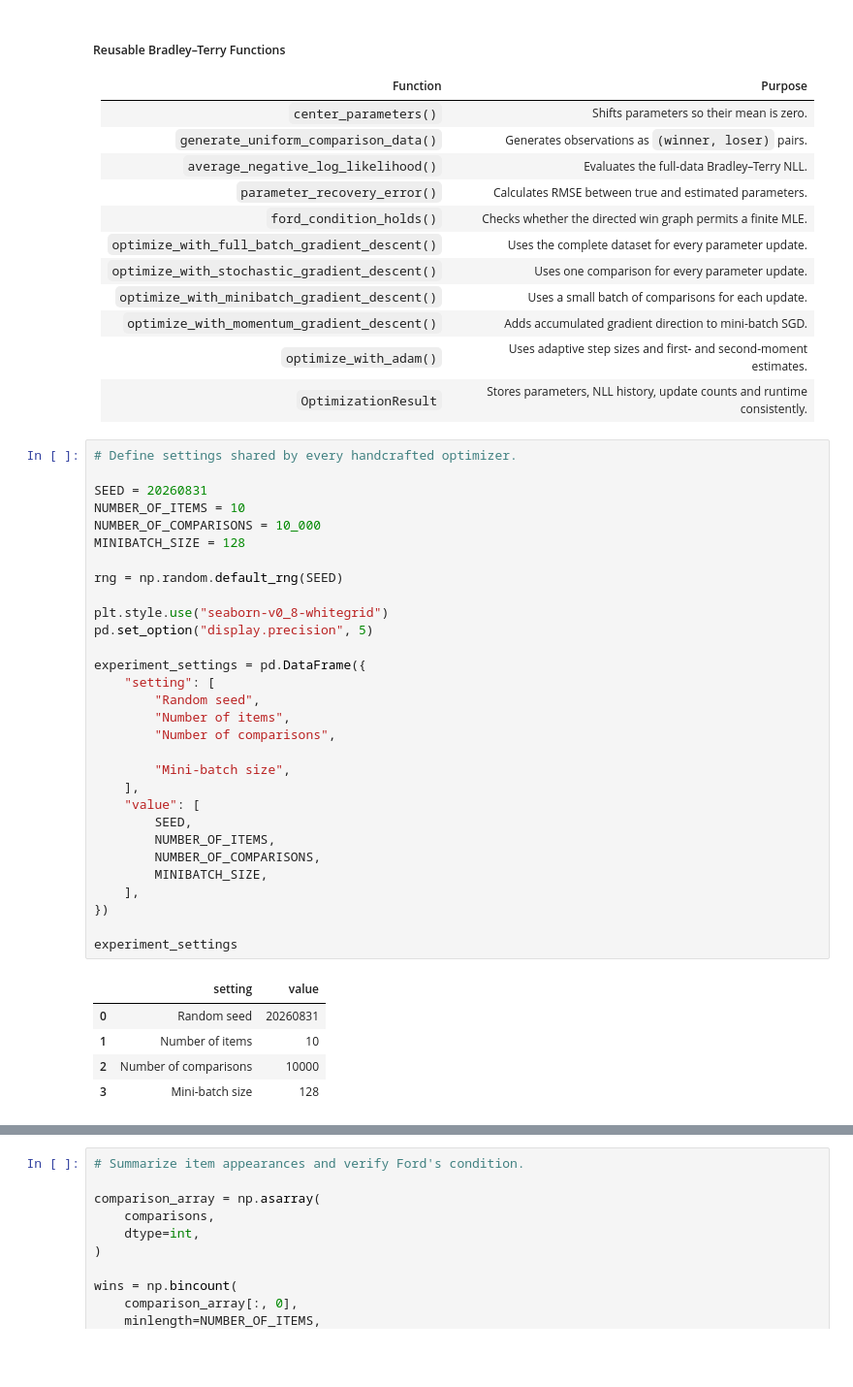
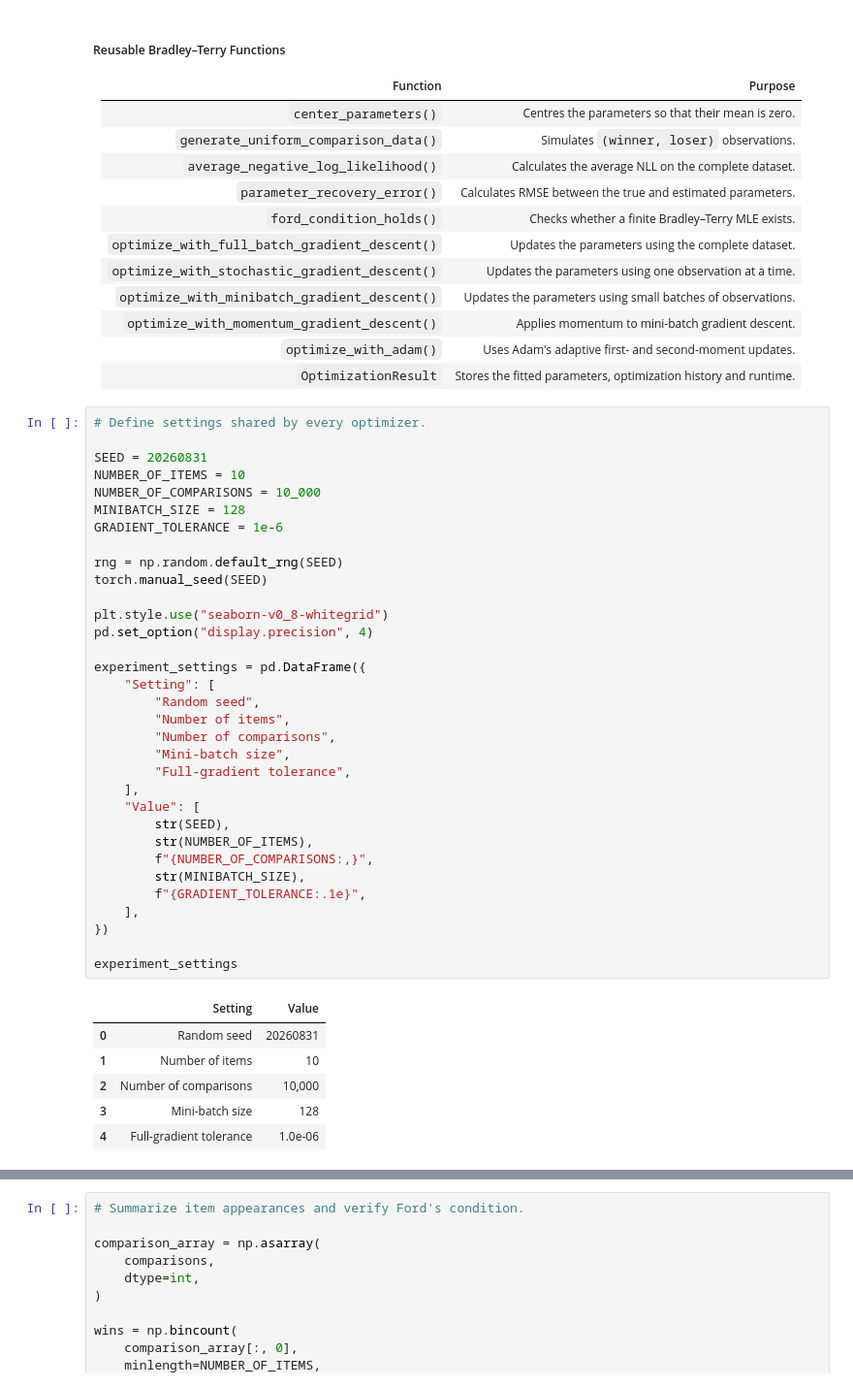
Before and after one commit to rbhdsks/Learning-from-Comparison-Data-Master-Thesis-Project-, a Jupyter notebook: notebooks/experiments/Bradley_Terry_Model/04_BradleyTerry_MLE_Optimizations.ipynb, the cells around one changed output, grey strips where cells are left out. Shown at 97% size. Drawn from its saved outputs; the diff is of its cells as text; blank space fills up the shorter version.

```diff
--- a/notebooks/experiments/Bradley_Terry_Model/04_BradleyTerry_MLE_Optimizations.ipynb
+++ b/notebooks/experiments/Bradley_Terry_Model/04_BradleyTerry_MLE_Optimizations.ipynb
@@ -13,50 +14,54 @@ from bradley_terry import *
 
 | Function | Purpose |
 |---|---|
-| `center_parameters()` | Shifts parameters so their mean is zero. |
-| `generate_uniform_comparison_data()` | Generates observations as `(winner, loser)` pairs. |
-| `average_negative_log_likelihood()` | Evaluates the full-data Bradley–Terry NLL. |
-| `parameter_recovery_error()` | Calculates RMSE between true and estimated parameters. |
-| `ford_condition_holds()` | Checks whether the directed win graph permits a finite MLE. |
-| `optimize_with_full_batch_gradient_descent()` | Uses the complete dataset for every parameter update. |
-| `optimize_with_stochastic_gradient_descent()` | Uses one comparison for every parameter update. |
-| `optimize_with_minibatch_gradient_descent()` | Uses a small batch of comparisons for each update. |
-| `optimize_with_momentum_gradient_descent()` | Adds accumulated gradient direction to mini-batch SGD. |
-| `optimize_with_adam()` | Uses adaptive step sizes and first- and second-moment estimates. |
-| `OptimizationResult` | Stores parameters, NLL history, update counts and runtime consistently. |
+| `center_parameters()` | Centres the parameters so that their mean is zero. |
+| `generate_uniform_comparison_data()` | Simulates `(winner, loser)` observations. |
+| `average_negative_log_likelihood()` | Calculates the average NLL on the complete dataset. |
+| `parameter_recovery_error()` | Calculates RMSE between the true and estimated parameters. |
+| `ford_condition_holds()` | Checks whether a finite Bradley–Terry MLE exists. |
+| `optimize_with_full_batch_gradient_descent()` | Updates the parameters using the complete dataset. |
+| `optimize_with_stochastic_gradient_descent()` | Updates the parameters using one observation at a time. |
+| `optimize_with_minibatch_gradient_descent()` | Updates the parameters using small batches of observations. |
+| `optimize_with_momentum_gradient_descent()` | Applies momentum to mini-batch gradient descent. |
+| `optimize_with_adam()` | Uses Adam's adaptive first- and second-moment updates. |
+| `OptimizationResult` | Stores the fitted parameters, optimization history and runtime. |
 # %%
-# Define settings shared by every handcrafted optimizer.
+# Define settings shared by every optimizer.
 
 SEED = 20260831
 NUMBER_OF_ITEMS = 10
 NUMBER_OF_COMPARISONS = 10_000
 MINIBATCH_SIZE = 128
+GRADIENT_TOLERANCE = 1e-6
 
 rng = np.random.default_rng(SEED)
+torch.manual_seed(SEED)
 
 plt.style.use("seaborn-v0_8-whitegrid")
-pd.set_option("display.precision", 5)
+pd.set_option("display.precision", 4)
 
 experiment_settings = pd.DataFrame({
-    "setting": [
+    "Setting": [
         "Random seed",
         "Number of items",
         "Number of comparisons",
-
         "Mini-batch size",
+        "Full-gradient tolerance",
     ],
-    "value": [
-        SEED,
-        NUMBER_OF_ITEMS,
-        NUMBER_OF_COMPARISONS,
-        MINIBATCH_SIZE,
+    "Value": [
+        str(SEED),
+        str(NUMBER_OF_ITEMS),
+        f"{NUMBER_OF_COMPARISONS:,}",
+        str(MINIBATCH_SIZE),
+        f"{GRADIENT_TOLERANCE:.1e}",
     ],
 })
 
 experiment_settings
 # %% [output]
-|  | setting | value |
+|  | Setting | Value |
 | 0 | Random seed | 20260831 |
 | 1 | Number of items | 10 |
-| 2 | Number of comparisons | 10000 |
+| 2 | Number of comparisons | 10,000 |
 | 3 | Mini-batch size | 128 |
+| 4 | Full-gradient tolerance | 1.0e-06 |
```
Also changed, not shown: parts of 11 cells of this notebook.
